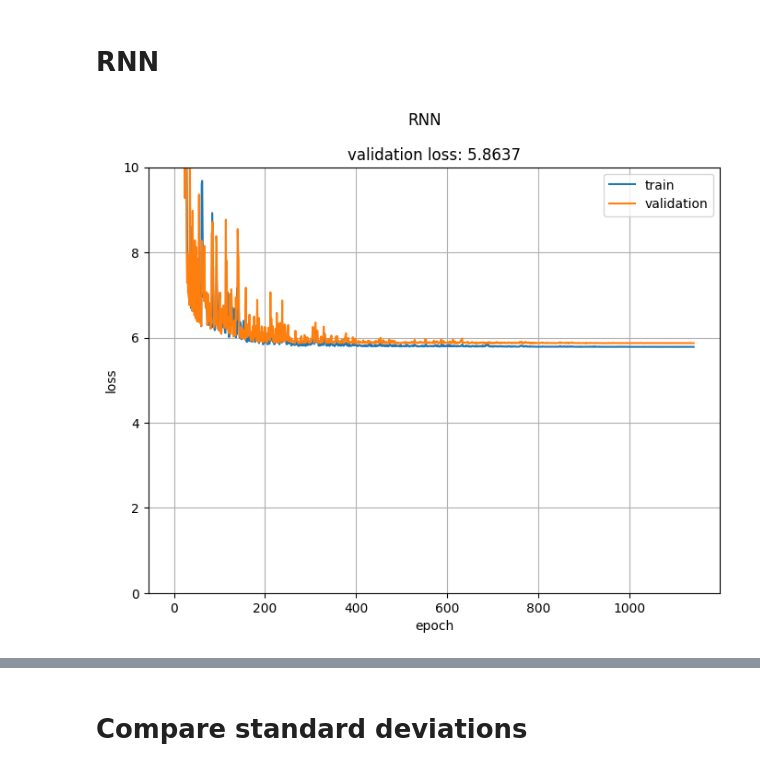
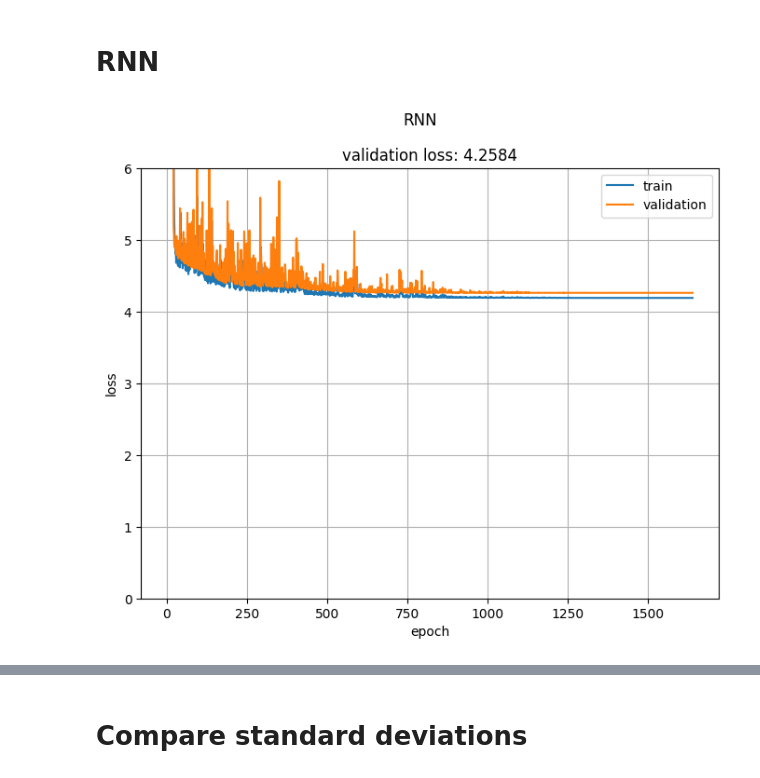
Before and after one commit to MatiXOfficial/pps-timing-ml, a Jupyter notebook: notebooks/neural_networks/basic_tests.ipynb, the cells around one changed output, grey strips where cells are left out. Saved outputs shown, nothing was run; the diff lists cells and outputs as text; code cells hidden in the pictures.

```diff
--- a/notebooks/neural_networks/basic_tests.ipynb
+++ b/notebooks/neural_networks/basic_tests.ipynb
@@ -307,11 +307,11 @@ model = keras.Sequential([
     layers.Dense(1)
 ])
 
-history = train_model(model, model_name, lr=0.01, train=False, n_epochs=3000, lr_patience=50, es_patience=400, loss_weights=1000)
+history = train_model(model, model_name, lr=0.001, train=False, n_epochs=3000, lr_patience=50, es_patience=400, loss_weights=1000)
 # %%
 # model.summary()
 # %%
-plot_history(history, model_name, ymax=10)
+plot_history(history, model_name, ymax=6)
 # %% [output]
-[figure, old version]
+[figure, new version]
 # %%
```
Also changed, not shown: parts of 17 cells of this notebook, 21 other files.
